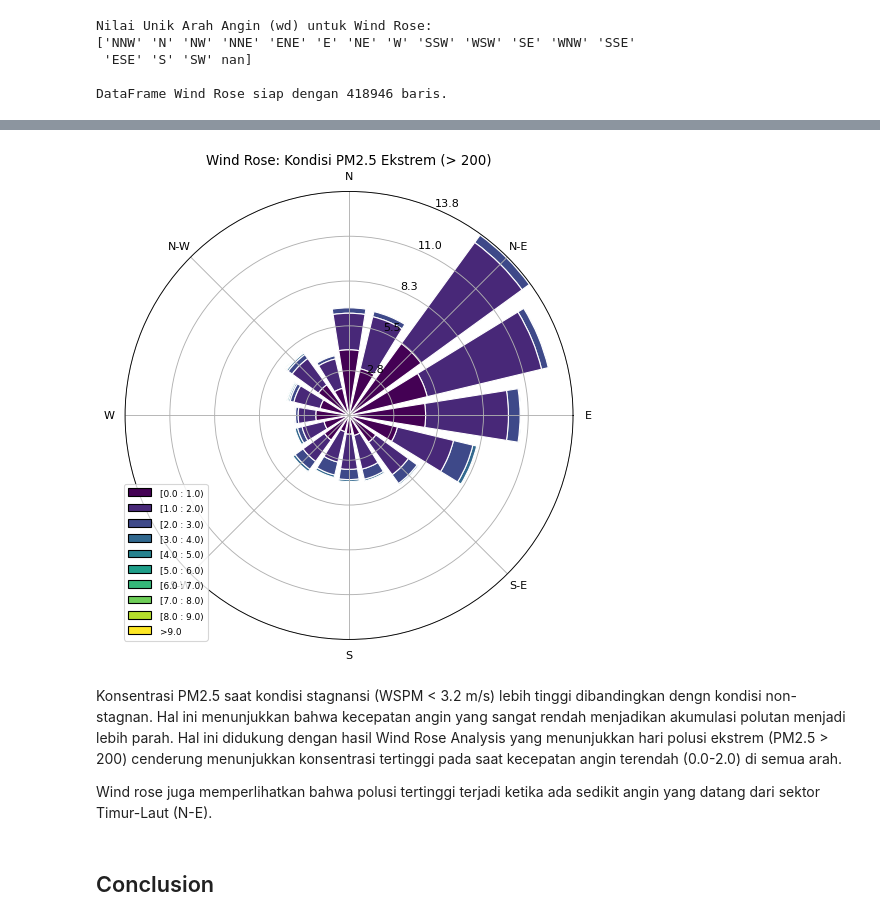
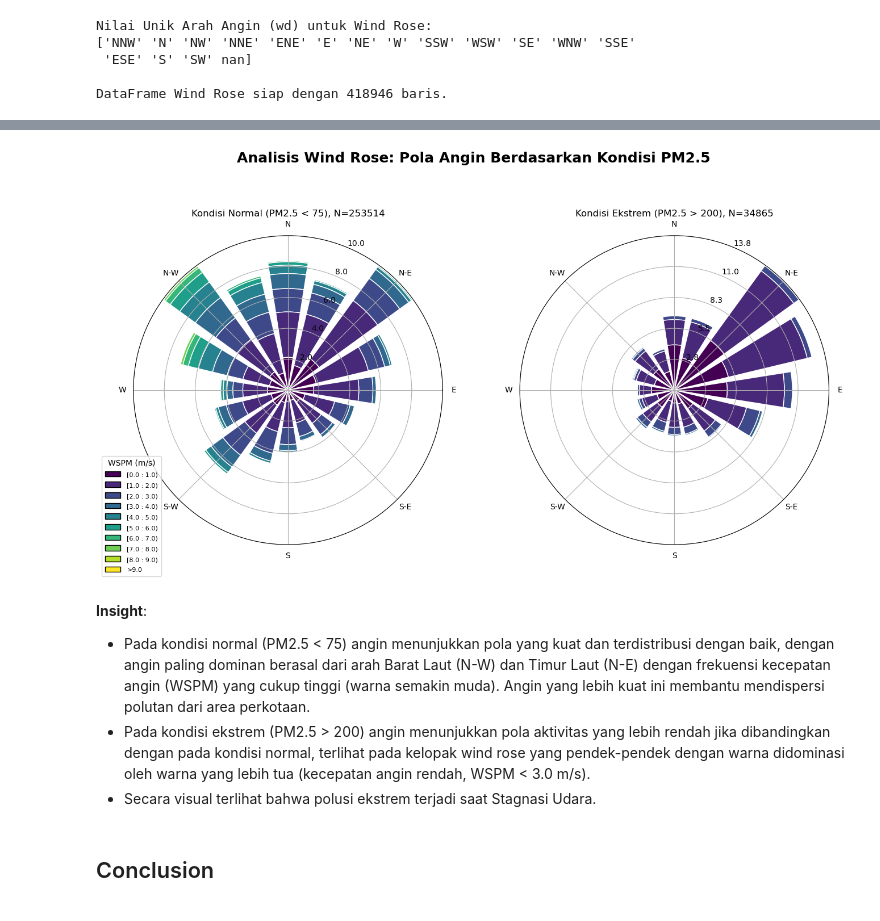
Before and after one commit to ginafiles/Air-Quality-Analysis, a Jupyter notebook: notebook.ipynb, the cells around one changed output, grey strips where cells are left out. Cells and saved outputs as stored; diff of their text form; code cells hidden in the pictures.

```diff
--- a/notebook.ipynb
+++ b/notebook.ipynb
@@ -904,17 +927,57 @@ plt.show()
-# %%
-# Wind Rose Polusi Ekstrem (PM2.5 > 200)
-df_extreme = df_viz_pb4_windrose[df_viz_pb4_windrose['PM2.5'] > 200].copy()
-ax_extreme = WindroseAxes.from_ax(figsize=(7, 7))
-ax_extreme.bar(df_extreme['wd_deg'], df_extreme['WSPM'], normed=True, opening=0.8, edgecolor='white', bins=np.arange(0, 10, 1))
-ax_extreme.set_legend()
-ax_extreme.set_title('Wind Rose: Kondisi PM2.5 Ekstrem (> 200)')
-plt.show()
-# %% [output]
-[figure, removed]
-# %% [markdown]
-Konsentrasi PM2.5 saat kondisi stagnansi (WSPM < 3.2 m/s) lebih tinggi dibandingkan dengn kondisi non-stagnan. Hal ini menunjukkan bahwa kecepatan angin yang sangat rendah menjadikan akumulasi polutan menjadi lebih parah. Hal ini didukung dengan hasil Wind Rose Analysis yang menunjukkan hari polusi ekstrem (PM2.5 > 200) cenderung menunjukkan konsentrasi tertinggi pada saat kecepatan angin terendah (0.0-2.0) di semua arah.
-
-Wind rose juga memperlihatkan bahwa polusi tertinggi terjadi ketika ada sedikit angin yang datang dari sektor Timur-Laut (N-E).
+# %%
+# Visualisasi Wind Rose untuk PB 4
+
+# Batas (bins) kecepatan angin yang konsisten untuk semua plot
+speed_bins = np.arange(0, 10, 1)
+
+# =========================================================================
+# Wind Rose Perbandingan: Normal vs. Ekstrem
+# =========================================================================
+
+# Menentukan kondisi Normal dan Ekstrem (Ambil 200 untuk ekstrem dan 75 untuk normal)
+df_normal = df_viz_pb4_windrose[df_viz_pb4_windrose['PM2.5'] < 75].copy()
+df_extreme = df_viz_pb4_windrose[df_viz_pb4_windrose['PM2.5'] > 200].copy()
+
+fig, axes = plt.subplots(1, 2, figsize=(14, 7), subplot_kw={'projection': 'windrose'})
+plt.suptitle('Analisis Wind Rose: Pola Angin Berdasarkan Kondisi PM2.5',
+             fontsize=18, fontweight='bold', y=1.05)
+
+# --- Plot Kiri: Kondisi PM2.5 Normal (< 75) ---
+ax_normal = axes[0]
+ax_normal.bar(
+    df_normal['wd_deg'],
+    df_normal['WSPM'],
+    normed=True,
+    opening=0.8,
+    edgecolor='white',
+    bins=speed_bins
+)
+ax_normal.set_title(f'Kondisi Normal (PM2.5 < 75), N={len(df_normal)}', fontsize=12)
+ax_normal.set_legend(title='WSPM (m/s)', loc='lower left', bbox_to_anchor=(-0.1, -0.1))
+
+
+# --- Plot Kanan: Kondisi PM2.5 Ekstrem (> 200) ---
+ax_extreme = axes[1]
+ax_extreme.bar(
+    df_extreme['wd_deg'],
+    df_extreme['WSPM'],
+    normed=True,
+    opening=0.8,
+    edgecolor='white',
+    bins=speed_bins
+)
+ax_extreme.set_title(f'Kondisi Ekstrem (PM2.5 > 200), N={len(df_extreme)}', fontsize=12)
+
+plt.tight_layout(rect=[0, 0, 1, 0.95])
+plt.show()
+# %% [output]
+[figure, added]
+# %% [markdown]
+**Insight**:
+
+- Pada kondisi normal (PM2.5 < 75) angin menunjukkan pola yang kuat dan terdistribusi dengan baik, dengan angin paling dominan berasal dari arah Barat Laut (N-W) dan Timur Laut (N-E) dengan frekuensi kecepatan angin (WSPM) yang cukup tinggi (warna semakin muda). Angin yang lebih kuat ini membantu mendispersi polutan dari area perkotaan.
+- Pada kondisi ekstrem (PM2.5 > 200) angin menunjukkan pola aktivitas yang lebih rendah jika dibandingkan dengan pada kondisi normal, terlihat pada kelopak wind rose yang pendek-pendek dengan warna didominasi oleh warna yang lebih tua (kecepatan angin rendah, WSPM < 3.0 m/s).
+- Secara visual terlihat bahwa polusi ekstrem terjadi saat Stagnasi Udara.
 # %% [markdown]
 ## Conclusion
 # %% [markdown]
```
Also changed, not shown: parts of 28 cells of this notebook, 3 other files.
